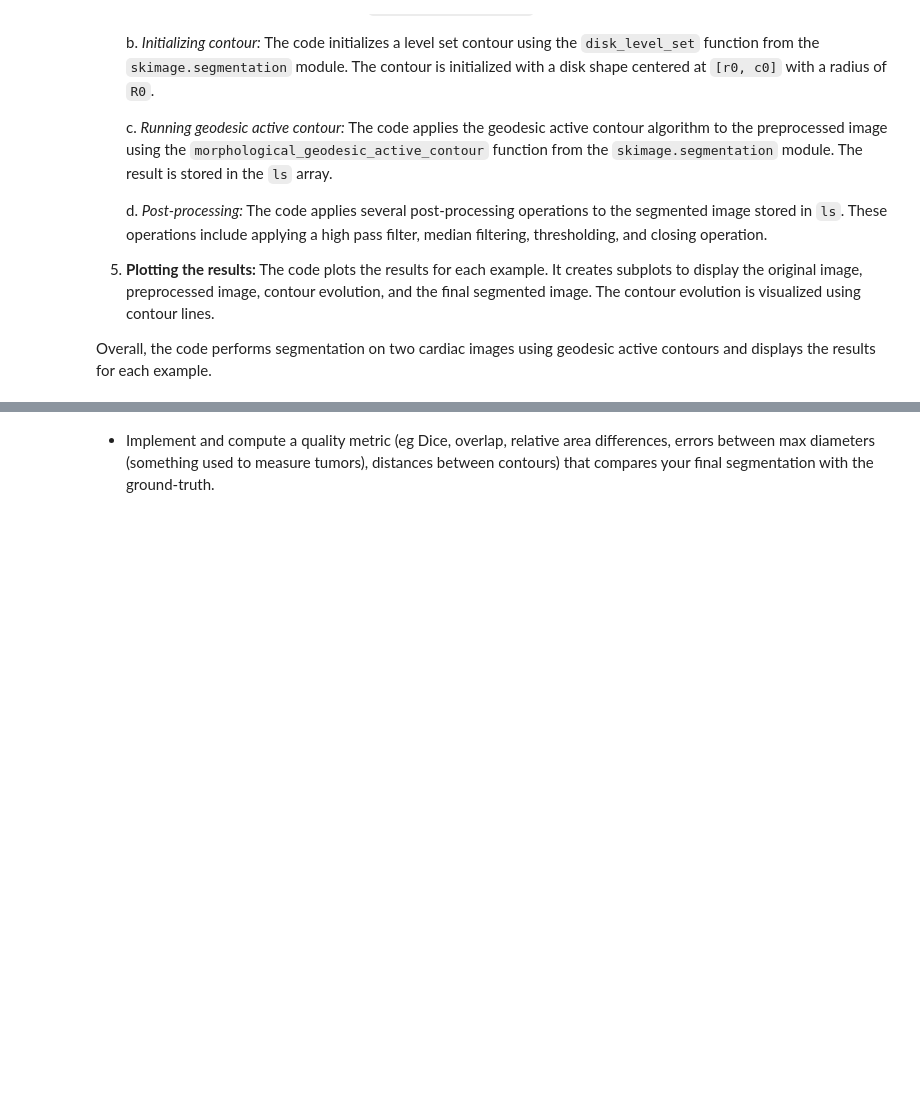
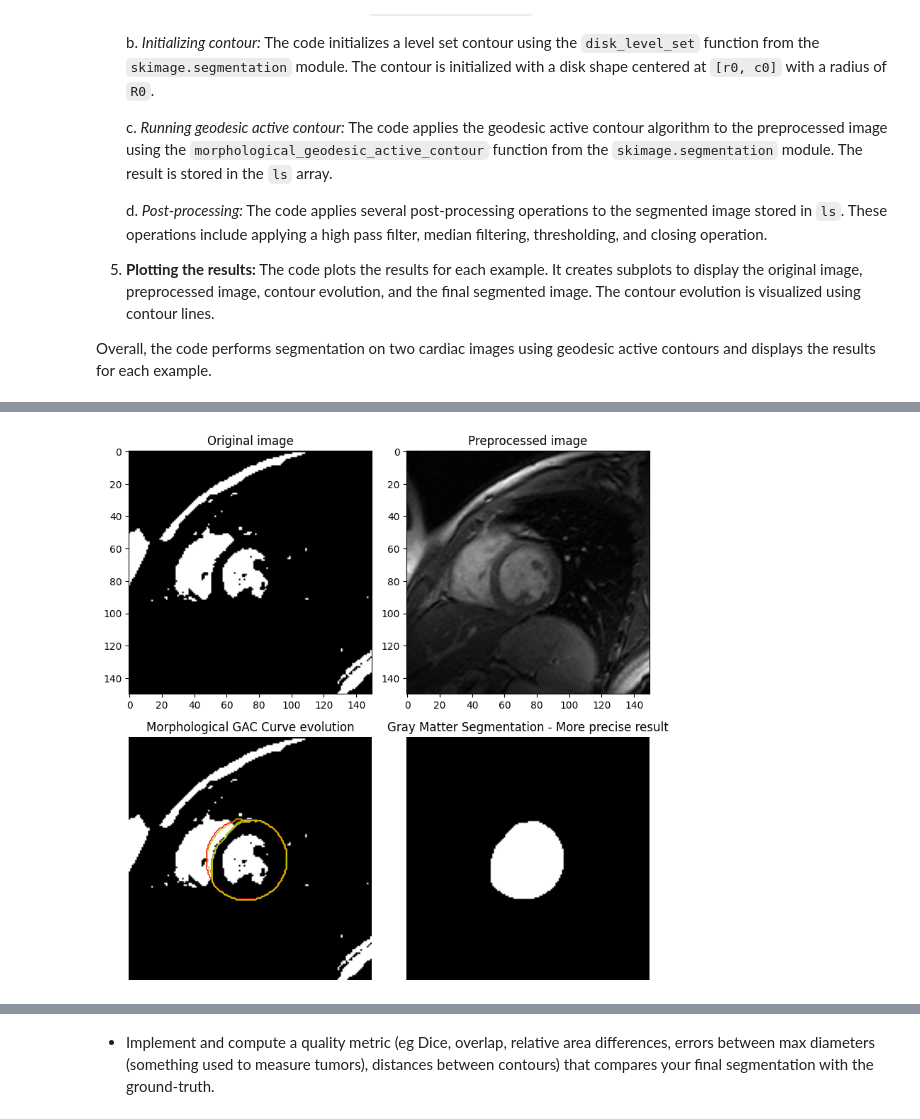
Before and after one commit to dftorresro/IMA204---TP3-Medical-Segmentation, a Jupyter notebook: TP_seg_MEDIMA_204_STUDENTS.ipynb, the cells around one changed output, grey strips where cells are left out. Saved outputs shown, nothing was run; the diff lists cells and outputs as text; code cells hidden in the pictures; blank space fills up the shorter version.

```diff
--- a/TP_seg_MEDIMA_204_STUDENTS.ipynb
+++ b/TP_seg_MEDIMA_204_STUDENTS.ipynb
@@ -854,0 +873,97 @@ plt.show()
+# %%
+# EXTERNAL SEGEMTNATION OF THE IMAGE -------------------------------------------------------------
+# Parameters of segmentation
+Niter_snake = 30
+Smooth_cont_iter = 1
+Balloon_weight = -1
+Thresh_cont_val = 0.5
+R0 = 25
+r0, c0 = 75, 72
+
+# Initialize ls and binary_mask arrays
+num_examples, height, width = examples.shape
+binary_mask = np.zeros_like(ls)
+
+# Loop over two examples
+for i in range(1):
+
+    # PRE-PROCESSING STAGE -------------------------------------------------------------
+    # Histogram equalization
+    # pre_processed_images[i] = skimage.exposure.equalize_adapthist(examples[i], clip_limit=0.03)
+
+    # Applying a vignette
+    pre_processed_images[i+2] = apply_vignette_grayscale(examples[i], strength=1)
+
+    # Thresholding the image
+    pre_processed_images[i+2] = pre_processed_images[i+2] > 600
+
+    # Closing the image
+    #pre_processed_images[i] = skimage.morphology.opening(pre_processed_images[i], disk(1))
+
+    # Applying a gaussian filter to smooth the image
+    #pre_processed_images[i] = skimage.filters.gaussian(pre_processed_images[i], sigma=2)
+
+    # Obtaining the edge map
+    #pre_processed_images[i] = skimage.segmentation.inverse_gaussian_gradient(pre_processed_images[i], sigma=1)*255
+
+
+    # SEGMENTATION STAGE -------------------------------------------------------------
+
+    evolution = []
+    callback = store_evolution_in(evolution)
+
+    # Initialise contour
+    init_ls = skimage.segmentation.disk_level_set(pre_processed_images[i+2].shape, center=[r0, c0], radius = R0)
+
+    # Run geodesic active contour
+    ls[i+2] = skimage.segmentation.morphological_geodesic_active_contour(pre_processed_images[i+2], Niter_snake, init_ls,
+            smoothing=Smooth_cont_iter, balloon=Balloon_weight, threshold=Thresh_cont_val, iter_callback=callback)
+
+    # POST-PROCESSING STAGE -------------------------------------------------------------
+
+# Plotting the first example, its histogram and the thresholded image
+fig, axes = plt.subplots(2, 2, figsize=(8, 8))
+ax = axes.ravel()
+
+ax[0].imshow(pre_processed_images[2], cmap='gray')
+ax[0].set_title('Original image')
+
+ax[1].imshow(ex_1, cmap='gray')
+ax[1].set_title('Preprocessed image')
+
+ax[2].imshow(pre_processed_images[2, :, :], cmap='gray')
+ax[2].contour(ls[2], [0.5], cmap="gray")
+ax[2].set_axis_off()
+
+contour_ = ax[2].contour(evolution[0], [0.5], linewidths=1, colors='r')
+contour_.collections[0].set_label("Contours")
+title = f'Morphological GAC Curve evolution'
+ax[2].set_title(title, fontsize=12)
+
+for i in range(1, Niter_snake-1, 5):
+    contour_ = ax[2].contour(evolution[i], [0.01], linewidths=1, colors='y')
+
+ax[3].imshow(ls[2], cmap=plt.cm.gray)
+ax[3].set_title('Gray Matter Segmentation - More precise result')
+ax[3].axis('off')
+
+fig.tight_layout()
+plt.show()
+
+# Printing all the information about the preprocessed image
+print('Preprocessed image shape: ', pre_processed_images[2].shape)
+print('Preprocessed image type: ', pre_processed_images[2].dtype)
+print('Preprocessed image min: ', pre_processed_images[2].min())
+print('Preprocessed image max: ', pre_processed_images[2].max())
+print('Preprocessed image mean: ', pre_processed_images[2].mean())
+print('Preprocessed image std: ', pre_processed_images[2].std())
+
+# Printing all the information about the example image
+print('Example image shape: ', examples[0].shape)
+print('Example image type: ', examples[0].dtype)
+print('Example image min: ', examples[0].min())
+print('Example image max: ', examples[0].max())
+print('Example image mean: ', examples[0].mean())
+print('Example image std: ', examples[0].std())
+# %% [output]
+[figure, added]
```
Also changed, not shown: parts of 28 cells of this notebook.
